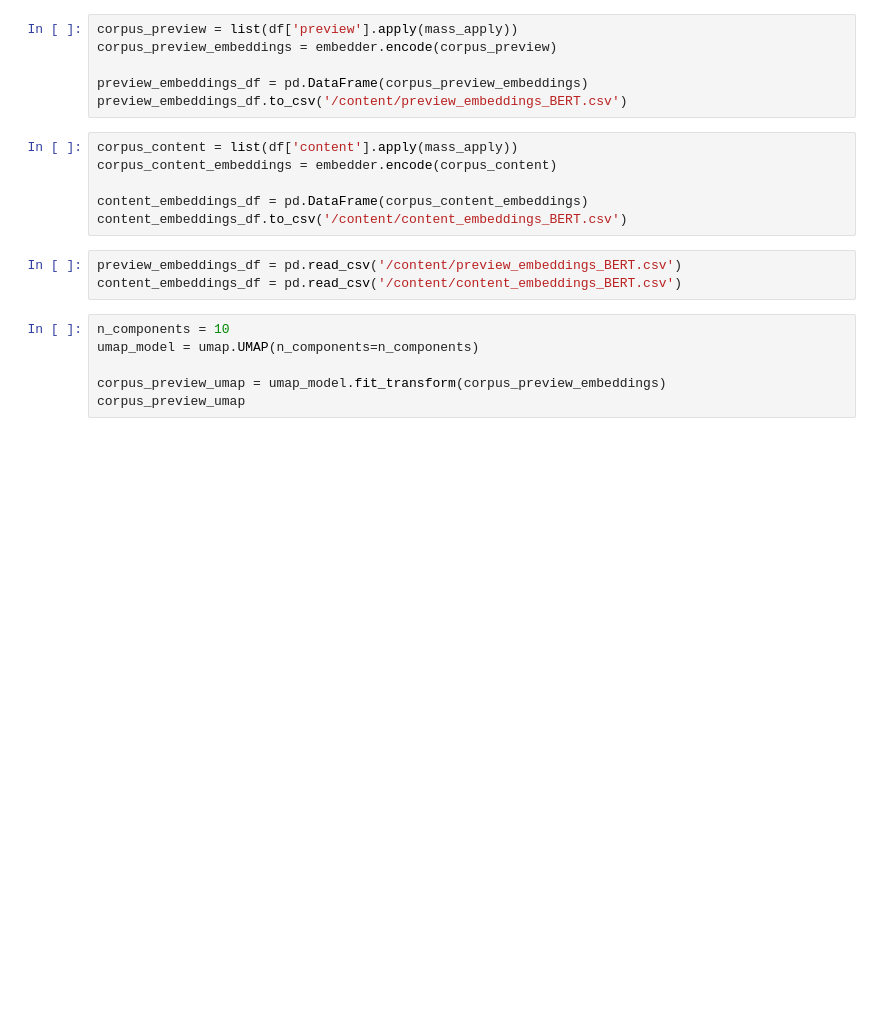
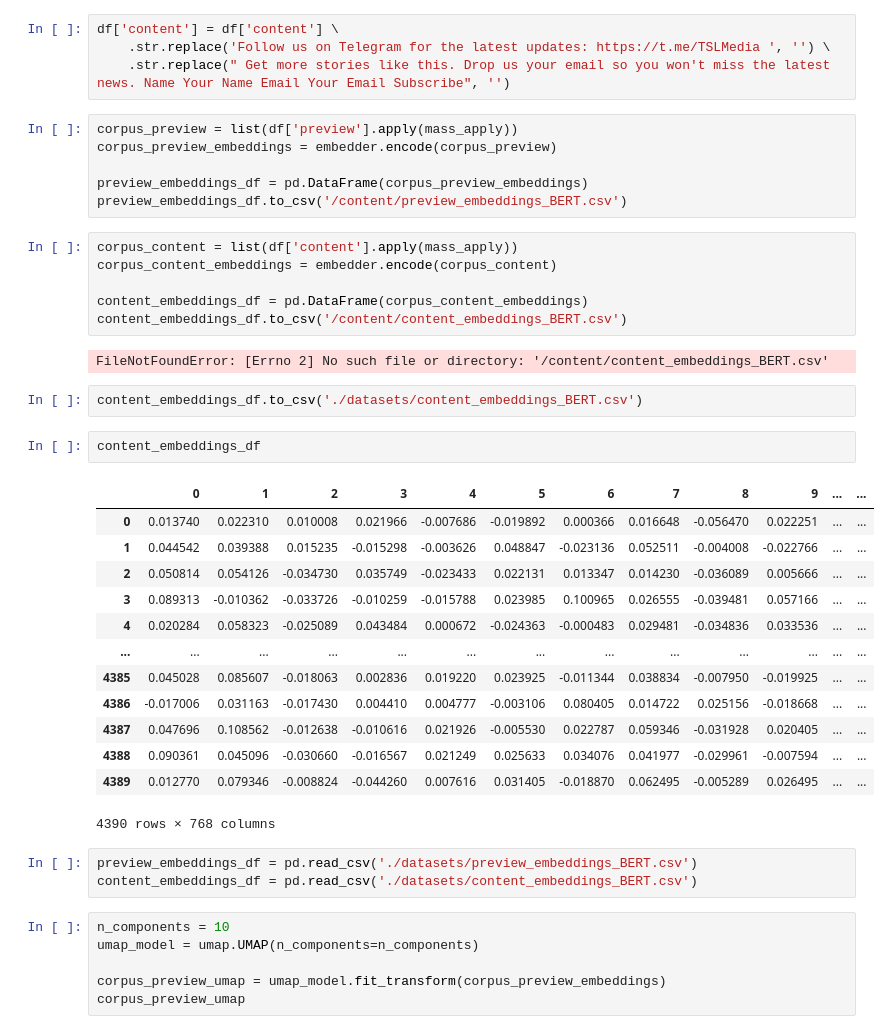
Before and after one commit to ChuanPoYan/IS4242-Project, a Jupyter notebook: Text_Embedding_BERT.ipynb, the cells around one changed output. Cells and saved outputs as stored; diff of their text form; blank space fills up the shorter version.

Commit message:
Update BERT language model

```diff
--- a/Text_Embedding_BERT.ipynb
+++ b/Text_Embedding_BERT.ipynb
@@ -79,6 +78,10 @@ mass_apply = lambda x: reduce(lambda y, f: f(y), functions, x)
 # %%
 df = pd.read_excel('datasets/thesmartlocal.xlsx')
 embedder = SentenceTransformer('all-mpnet-base-v2')
+# %%
+df['content'] = df['content'] \
+    .str.replace('Follow us on Telegram for the latest updates: https://t.me/TSLMedia ', '') \
+    .str.replace(" Get more stories like this. Drop us your email so you won't miss the latest news. Name Your Name Email Your Email Subscribe", '')
 # %%
 corpus_preview = list(df['preview'].apply(mass_apply))
 corpus_preview_embeddings = embedder.encode(corpus_preview)
@@ -91,9 +94,29 @@ corpus_content_embeddings = embedder.encode(corpus_content)
 
 content_embeddings_df = pd.DataFrame(corpus_content_embeddings)
 content_embeddings_df.to_csv('/content/content_embeddings_BERT.csv')
+# %% [output]
+FileNotFoundError: [Errno 2] No such file or directory: '/content/content_embeddings_BERT.csv'
+# %%
+content_embeddings_df.to_csv('./datasets/content_embeddings_BERT.csv')
+# %%
+content_embeddings_df
+# %% [output]
+|  | 0 | 1 | 2 | 3 | 4 | 5 | 6 | 7 | 8 | 9 | ... | ... |
+| 0 | 0.013740 | 0.022310 | 0.010008 | 0.021966 | -0.007686 | -0.019892 | 0.000366 | 0.016648 | -0.056470 | 0.022251 | ... | ... |
+| 1 | 0.044542 | 0.039388 | 0.015235 | -0.015298 | -0.003626 | 0.048847 | -0.023136 | 0.052511 | -0.004008 | -0.022766 | ... | ... |
+| 2 | 0.050814 | 0.054126 | -0.034730 | 0.035749 | -0.023433 | 0.022131 | 0.013347 | 0.014230 | -0.036089 | 0.005666 | ... | ... |
+| 3 | 0.089313 | -0.010362 | -0.033726 | -0.010259 | -0.015788 | 0.023985 | 0.100965 | 0.026555 | -0.039481 | 0.057166 | ... | ... |
+| 4 | 0.020284 | 0.058323 | -0.025089 | 0.043484 | 0.000672 | -0.024363 | -0.000483 | 0.029481 | -0.034836 | 0.033536 | ... | ... |
+| ... | ... | ... | ... | ... | ... | ... | ... | ... | ... | ... | ... | ... |
+| 4385 | 0.045028 | 0.085607 | -0.018063 | 0.002836 | 0.019220 | 0.023925 | -0.011344 | 0.038834 | -0.007950 | -0.019925 | ... | ... |
+| 4386 | -0.017006 | 0.031163 | -0.017430 | 0.004410 | 0.004777 | -0.003106 | 0.080405 | 0.014722 | 0.025156 | -0.018668 | ... | ... |
+| 4387 | 0.047696 | 0.108562 | -0.012638 | -0.010616 | 0.021926 | -0.005530 | 0.022787 | 0.059346 | -0.031928 | 0.020405 | ... | ... |
+| 4388 | 0.090361 | 0.045096 | -0.030660 | -0.016567 | 0.021249 | 0.025633 | 0.034076 | 0.041977 | -0.029961 | -0.007594 | ... | ... |
+| 4389 | 0.012770 | 0.079346 | -0.008824 | -0.044260 | 0.007616 | 0.031405 | -0.018870 | 0.062495 | -0.005289 | 0.026495 | ... | ... |
+4390 rows × 768 columns
 # %%
-preview_embeddings_df = pd.read_csv('/content/preview_embeddings_BERT.csv')
-content_embeddings_df = pd.read_csv('/content/content_embeddings_BERT.csv')
+preview_embeddings_df = pd.read_csv('./datasets/preview_embeddings_BERT.csv')
+content_embeddings_df = pd.read_csv('./datasets/content_embeddings_BERT.csv')
 # %%
 n_components = 10
 umap_model = umap.UMAP(n_components=n_components)
```
Also changed, not shown: parts of 2 cells of this notebook, 3 other files.
